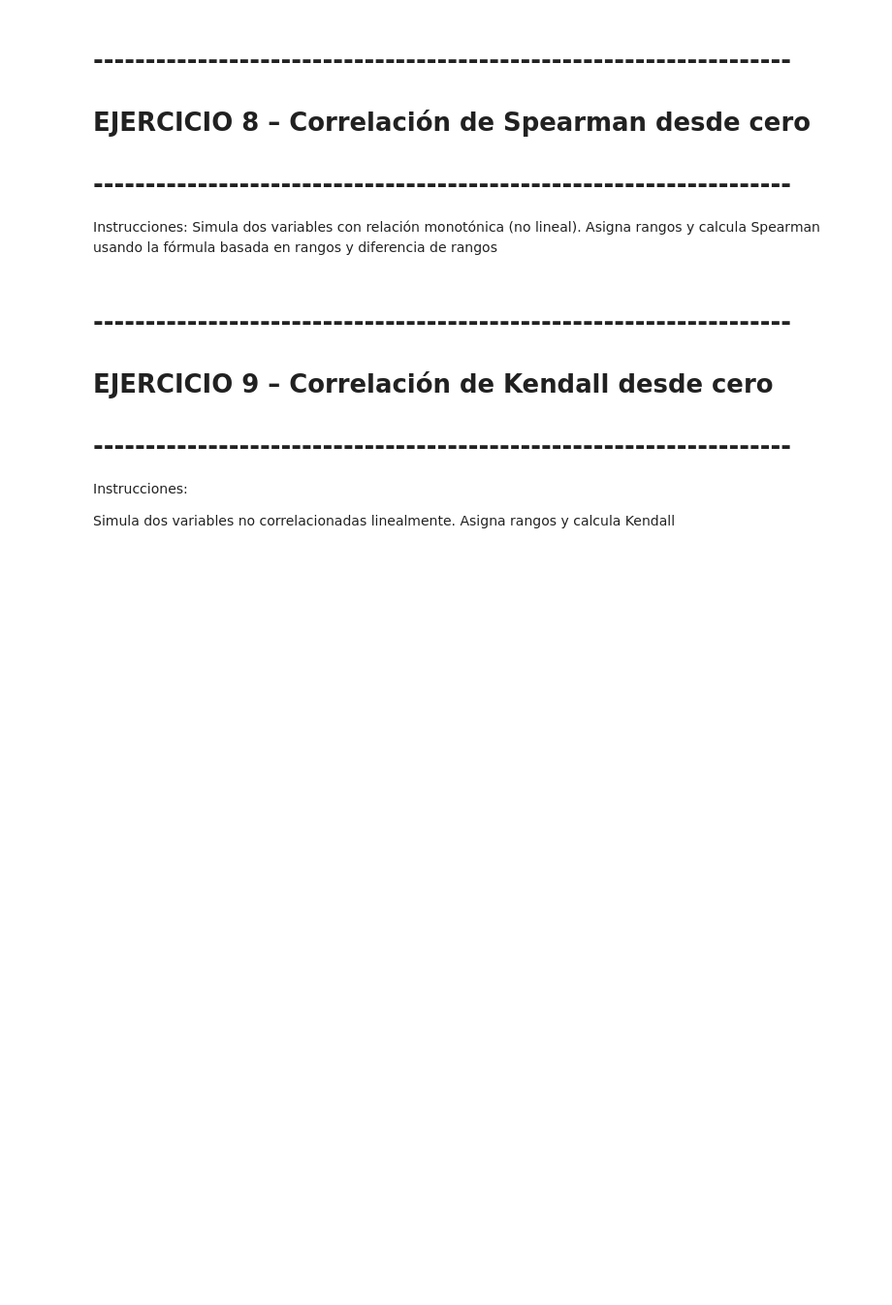
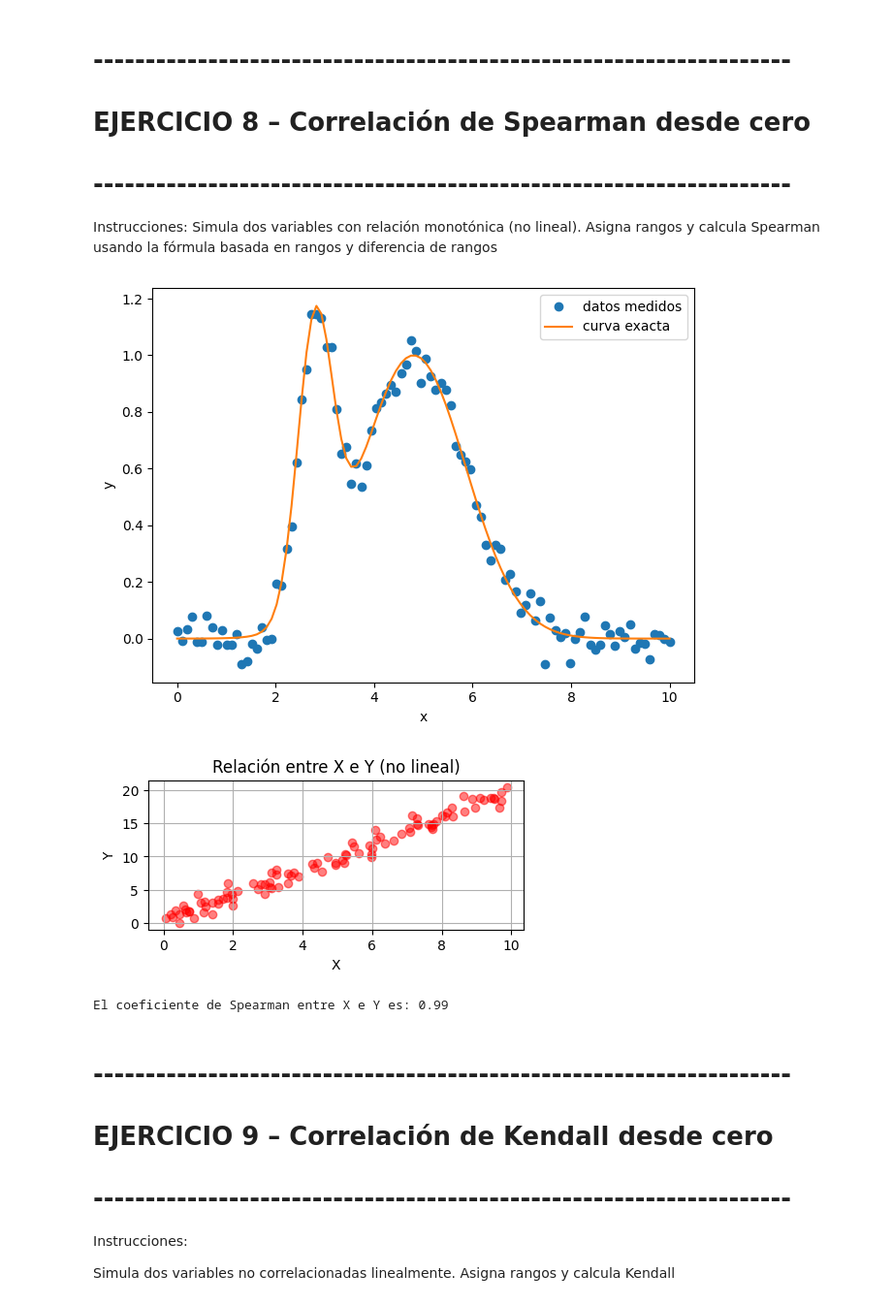
Before and after one commit to MariaJose1311/Probabilidad_Estadistica, a Jupyter notebook: Ejercicios_Estadistica_y_probabilidad.ipynb, the cells around one changed output. Shown at 97% size. Saved outputs shown, nothing was run; the diff lists cells and outputs as text; code cells hidden in the pictures; blank space fills up the shorter version.

```diff
--- a/Ejercicios_Estadistica_y_probabilidad.ipynb
+++ b/Ejercicios_Estadistica_y_probabilidad.ipynb
@@ -402,3 +451,39 @@ Calcula la correlación de Pearson utilizando únicamente operaciones aritmétic
 # -------------------------------------------------------------------
 Instrucciones: Simula dos variables con relación monotónica (no lineal).
 Asigna rangos y calcula Spearman usando la fórmula basada en rangos y diferencia de rangos
+# %%
+# Vamos a simular dos variables con relación monotónica (no lineal)
+# importamos curve_fit y least_squares de scipy.optimize
+from scipy.optimize import curve_fit,least_squares
+
+# Definimos los datos de la simulación
+x_datos  = np.linspace(0, 10, 100)
+y_exacto = np.exp(-(x_datos-2.8)**2/0.5**2)+np.exp(-(x_datos-4.8)**2/1.5**2)
+
+# Para comparar después, Parámetros en orden de aparición:
+#parametros_reales = [2.8, 0.5, 4.8, 1.5]
+
+# Agregamos ruido a los datos simulados
+np.random.seed(42)
+y_ruido = 0.05 * np.random.normal(size=x_datos.size)
+y_datos = y_exacto + y_ruido
+
+# Graficamos los datos medidos y la curva exacta
+plt.figure()
+plt.plot(x_datos,  y_datos, 'o', label='datos medidos')
+plt.plot(x_datos, y_exacto, '-', label='curva exacta')
+plt.legend(loc='best')
+plt.xlabel('x')
+plt.ylabel('y')
+plt.tight_layout()
+# Además, vamos a graficar la relación entre las dos variables
+plt.figure(figsize=(5, 2))
+plt.scatter(x, y, color='red', alpha=0.5)
+plt.title('Relación entre X e Y (no lineal)')
+plt.xlabel('X')
+plt.ylabel('Y')
+plt.grid(True)
+plt.show()
+# %% [output]
+[figure, added]
+[figure, added]
@@ -405,3 +505,11 @@ Asigna rangos y calcula Spearman usando la fórmula basada en rangos y diferenci
+# %%
+# Calculamos Spearman para nuestras variables x e y
+spearman = spearman_rango(x, y)
+
+# Imprimimos Spearman
+print(f"El coeficiente de Spearman entre X e Y es: {spearman:.2f}")
+# %% [output]
+El coeficiente de Spearman entre X e Y es: 0.99
 # %% [markdown]
 # -------------------------------------------------------------------
 # EJERCICIO 9 – Correlación de Kendall desde cero
```
Also changed, not shown: parts of 17 cells of this notebook.
